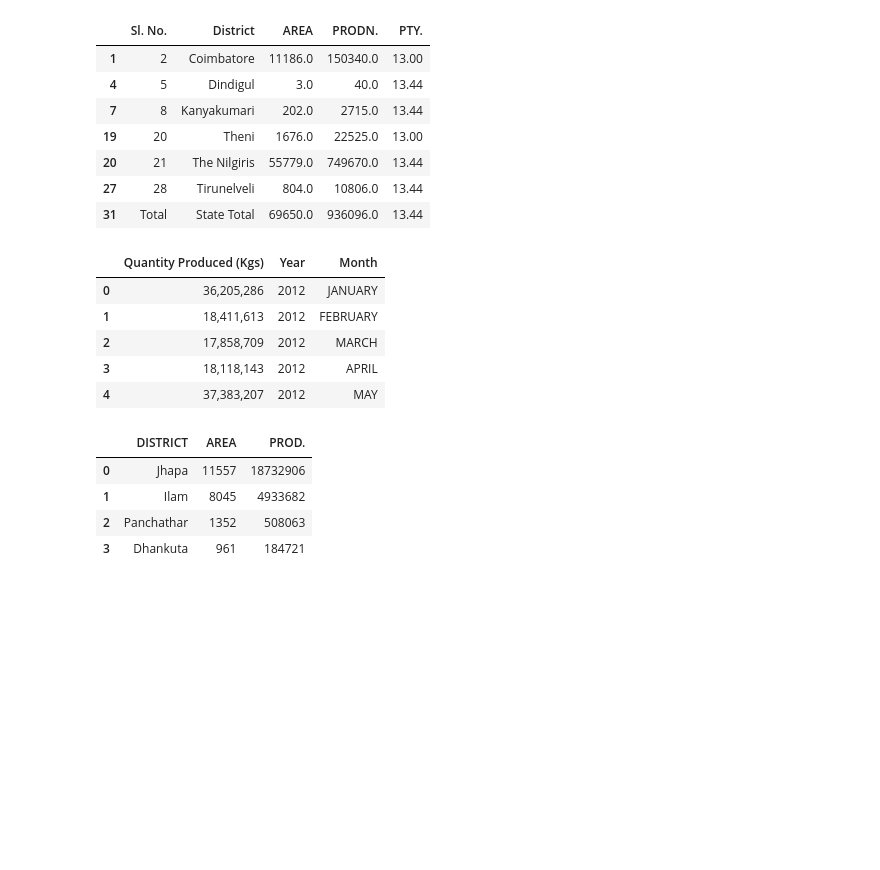
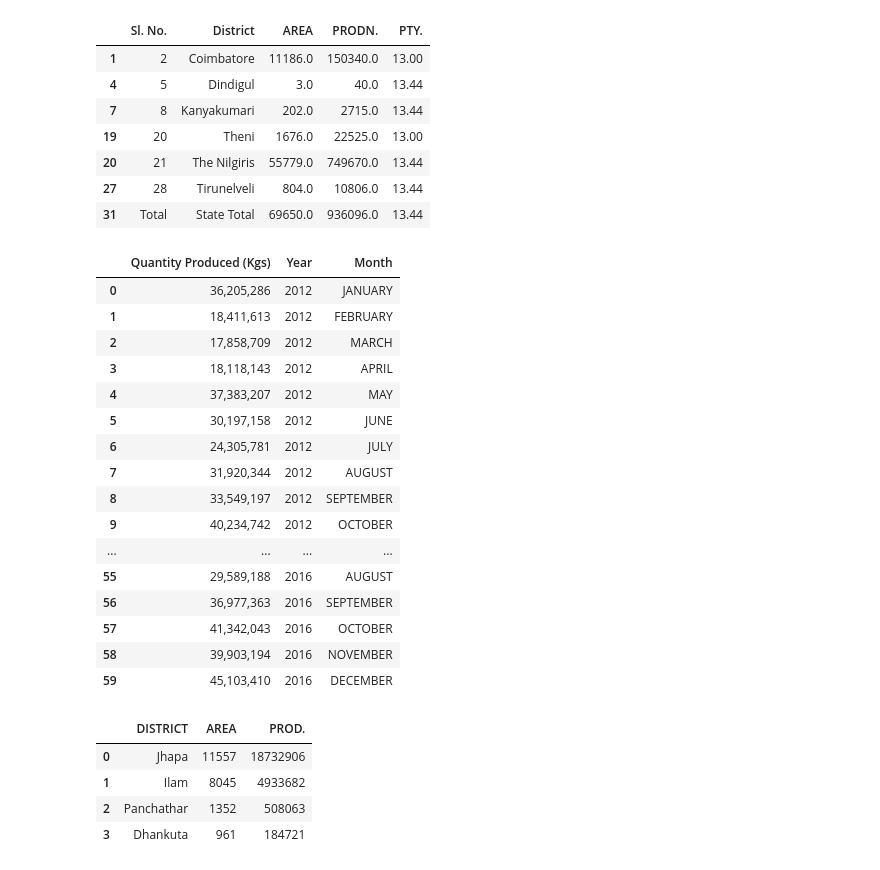
Before and after one commit to bitanb1999/FeyNN, a Jupyter notebook: FeyNN.ipynb, the cells around one changed output. Drawn from its saved outputs; the diff is of its cells as text; code cells hidden in the pictures; blank space fills up the shorter version.

```diff
--- a/FeyNN.ipynb
+++ b/FeyNN.ipynb
@@ -58,13 +46,24 @@ district_data.dropna(how='any',axis=0)
 | 27 | 28 | Tirunelveli | 804.0 | 10806.0 | 13.44 |
 | 31 | Total | State Total | 69650.0 | 936096.0 | 13.44 |
 # %%
-alternate_data=pd.read_csv("/content/kenya-monthly-tea-production-2012-2016.csv")
-alternate_data.head()
+alternate_data=pd.read_csv("./kenya-monthly-tea-production-2012-2016.csv")
+alternate_data
 # %% [output]
 |  | Quantity Produced (Kgs) | Year | Month |
 | 0 | 36,205,286 | 2012 | JANUARY |
 | 1 | 18,411,613 | 2012 | FEBRUARY |
 | 2 | 17,858,709 | 2012 | MARCH |
 | 3 | 18,118,143 | 2012 | APRIL |
 | 4 | 37,383,207 | 2012 | MAY |
+| 5 | 30,197,158 | 2012 | JUNE |
+| 6 | 24,305,781 | 2012 | JULY |
+| 7 | 31,920,344 | 2012 | AUGUST |
+| 8 | 33,549,197 | 2012 | SEPTEMBER |
+| 9 | 40,234,742 | 2012 | OCTOBER |
+| ... | ... | ... | ... |
+| 55 | 29,589,188 | 2016 | AUGUST |
+| 56 | 36,977,363 | 2016 | SEPTEMBER |
+| 57 | 41,342,043 | 2016 | OCTOBER |
+| 58 | 39,903,194 | 2016 | NOVEMBER |
+| 59 | 45,103,410 | 2016 | DECEMBER |
 # %%
```
Also changed, not shown: parts of 32 cells of this notebook.
